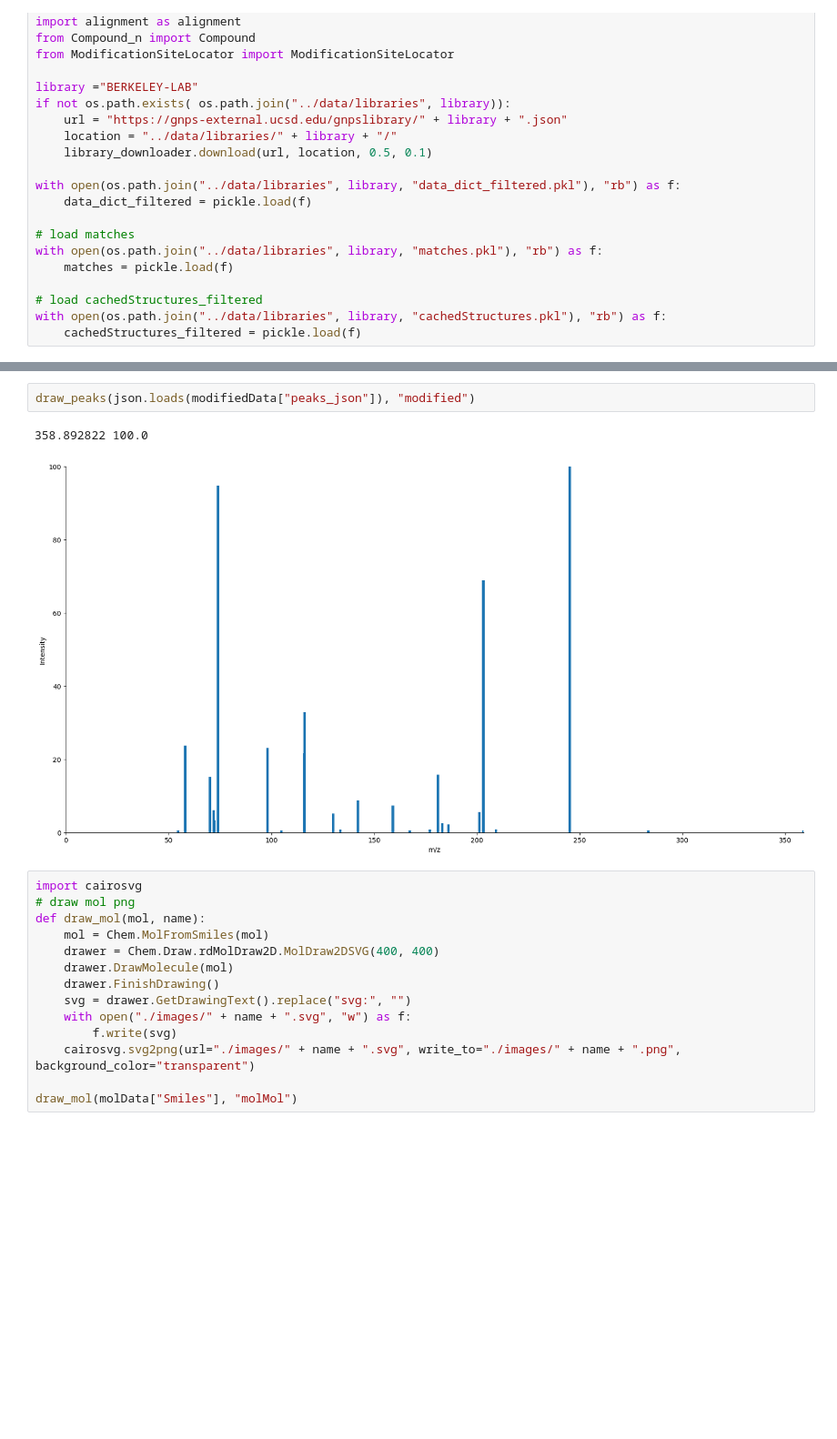
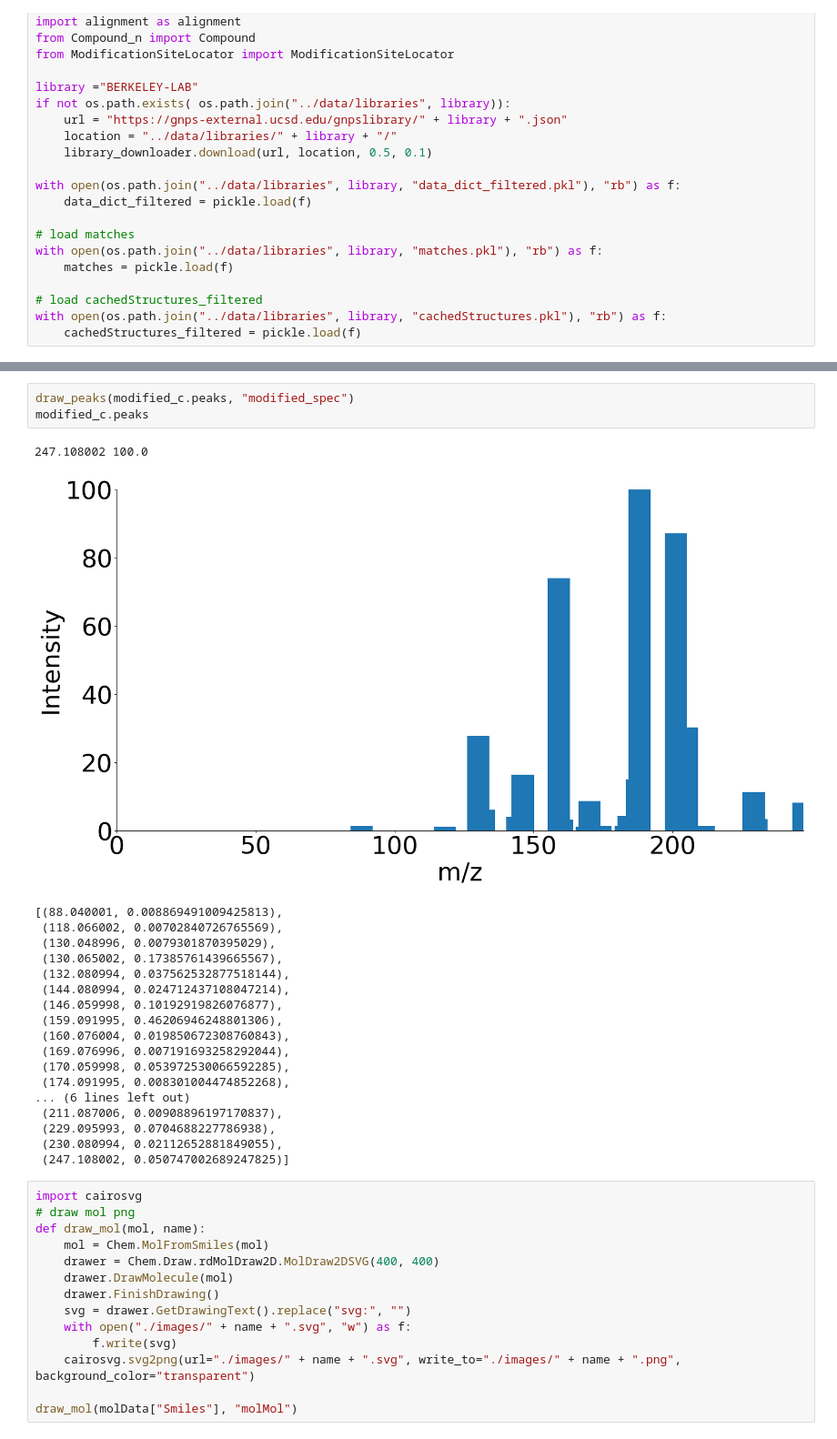
Before and after one commit to mshahneh/SmallMol_Mod_Site_Localization, a Jupyter notebook: poster/poster.ipynb, the cells around one changed output, grey strips where cells are left out. Shown: that part at 91% size. Saved outputs shown, nothing was run; the diff lists cells and outputs as text; blank space fills up the shorter version.

```diff
--- a/poster/poster.ipynb
+++ b/poster/poster.ipynb
@@ -195,8 +234,26 @@ draw_peaks(json.loads(molData["peaks_json"]), "mol")
-# %%
-draw_peaks(json.loads(modifiedData["peaks_json"]), "modified")
-# %% [output]
-358.892822 100.0
-[figure, removed]
+# %%
+draw_peaks(modified_c.peaks, "modified_spec")
+modified_c.peaks
+# %% [output]
+247.108002 100.0
+[figure, added]
+[(88.040001, 0.008869491009425813),
+ (118.066002, 0.00702840726765569),
+ (130.048996, 0.0079301870395029),
+ (130.065002, 0.17385761439665567),
+ (132.080994, 0.037562532877518144),
+ (144.080994, 0.024712437108047214),
+ (146.059998, 0.10192919826076877),
+ (159.091995, 0.46206946248801306),
+ (160.076004, 0.019850672308760843),
+ (169.076996, 0.007191693258292044),
+ (170.059998, 0.053972530066592285),
+ (174.091995, 0.008301004474852268),
+... (6 lines left out)
+ (211.087006, 0.00908896197170837),
+ (229.095993, 0.0704688227786938),
+ (230.080994, 0.02112652881849055),
+ (247.108002, 0.050747002689247825)]
 # %%
 import cairosvg
 # draw mol png
```
Also changed, not shown: parts of 20 cells of this notebook, 27 other files.
